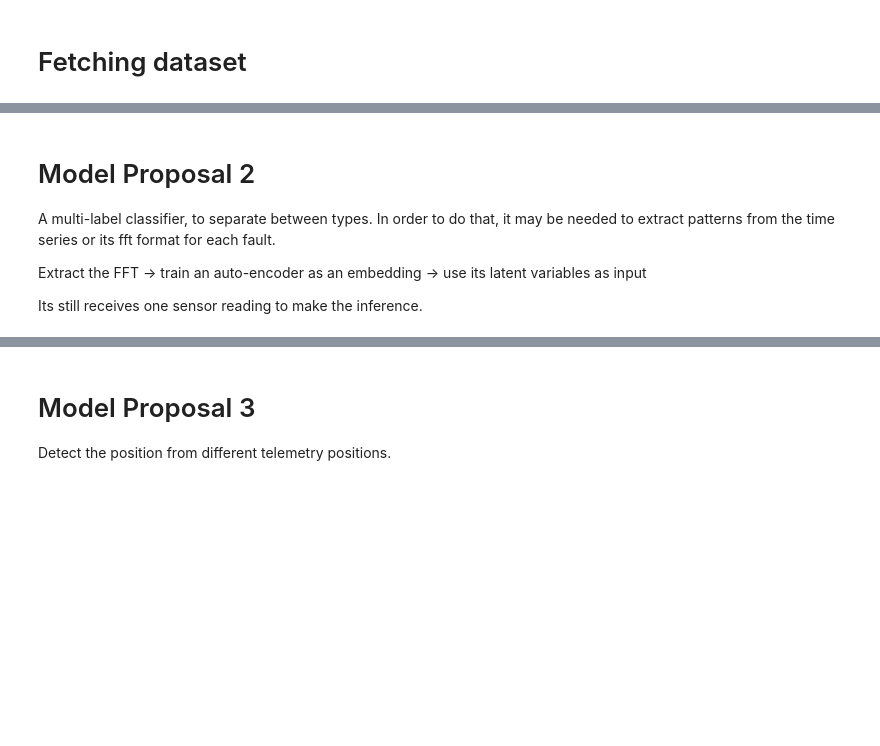
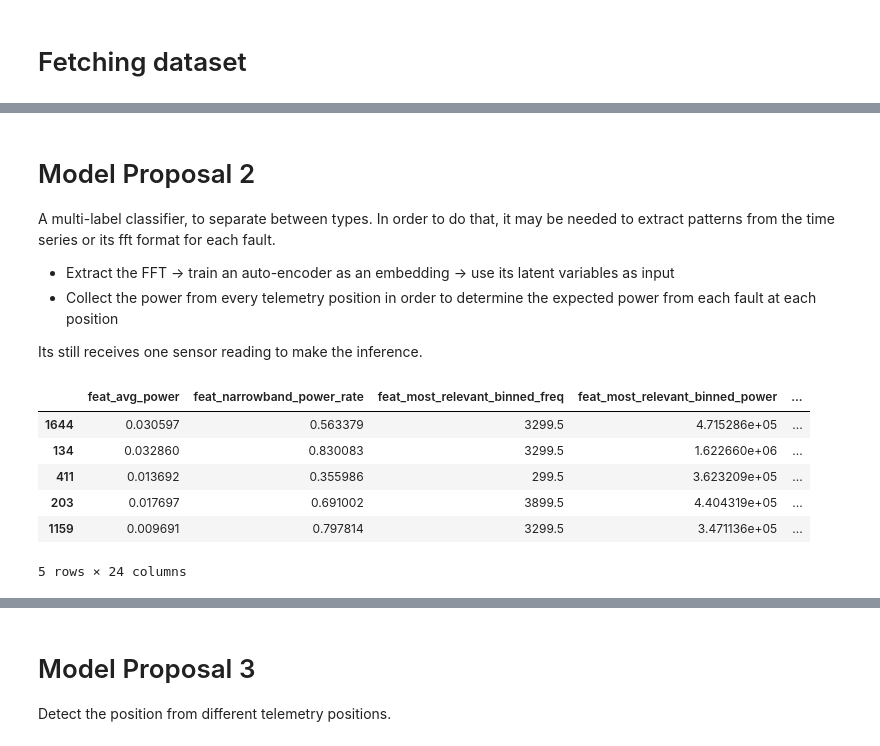
Before and after one commit to Leomares/crwu-fault-detection, a Jupyter notebook: notebooks/model-training.ipynb, the cells around one changed output, grey strips where cells are left out. Drawn from its saved outputs; the diff is of its cells as text; code cells hidden in the pictures; blank space fills up the shorter version.

```diff
--- a/notebooks/model-training.ipynb
+++ b/notebooks/model-training.ipynb
@@ -168,6 +215,7 @@ DecisionTreeClassifier score: [99.61,99.70]
 # Model Proposal 2
 A multi-label classifier, to separate between types. In order to do that, it may be needed to extract patterns from the time series or its fft format for each fault.
 
-Extract the FFT -> train an auto-encoder as an embedding -> use its latent variables as input
+- Extract the FFT -> train an auto-encoder as an embedding -> use its latent variables as input
+- Collect the power from every telemetry position in order to determine the expected power from each fault at each position
 
 Its still receives one sensor reading to make the inference.
@@ -173,0 +225,22 @@ Its still receives one sensor reading to make the inference.
+# %%
+curr_dataset["feat_avg_power"] = curr_dataset["feat_avg_power"].apply(np.log1p)
+curr_dataset["feat_narrowband_power_rate"] = curr_dataset["feat_narrowband_power_rate"].apply(np.log1p)
+curr_dataset["feat_kurtosis"] = curr_dataset["feat_kurtosis"].apply(np.log1p)
+
+faulty_dataset["fault_size_in"] = faulty_dataset["fault_size_in"].apply(lambda x: x if pd.notna(x) else 0)
+faulty_dataset["fault_type"] = faulty_dataset["fault_type"].apply(lambda x: "none" if not pd.notna(x) else "outer" if "outer" in x else x)
+faults = faulty_dataset["fault_type"].unique().tolist()
+
+encoder = OneHotEncoder()
+encoded_fault_types = encoder.fit_transform(faulty_dataset[['fault_type']])
+encoded_fault_types_df = pd.DataFrame(encoded_fault_types.toarray(), columns=encoder.get_feature_names_out(['fault_type']))
+oh_faulty_dataset = pd.concat([faulty_dataset.drop(columns=['fault_type']).reset_index(drop=True), encoded_fault_types_df.reset_index(drop=True)], axis=1)
+faulty_dataset.head()
+# %% [output]
+|  | feat_avg_power | feat_narrowband_power_rate | feat_most_relevant_binned_freq | feat_most_relevant_binned_power | ... |
+| 1644 | 0.030597 | 0.563379 | 3299.5 | 4.715286e+05 | ... |
+| 134 | 0.032860 | 0.830083 | 3299.5 | 1.622660e+06 | ... |
+| 411 | 0.013692 | 0.355986 | 299.5 | 3.623209e+05 | ... |
+| 203 | 0.017697 | 0.691002 | 3899.5 | 4.404319e+05 | ... |
+| 1159 | 0.009691 | 0.797814 | 3299.5 | 3.471136e+05 | ... |
+5 rows × 24 columns
```
Also changed, not shown: parts of 19 cells of this notebook, 6 other files.
